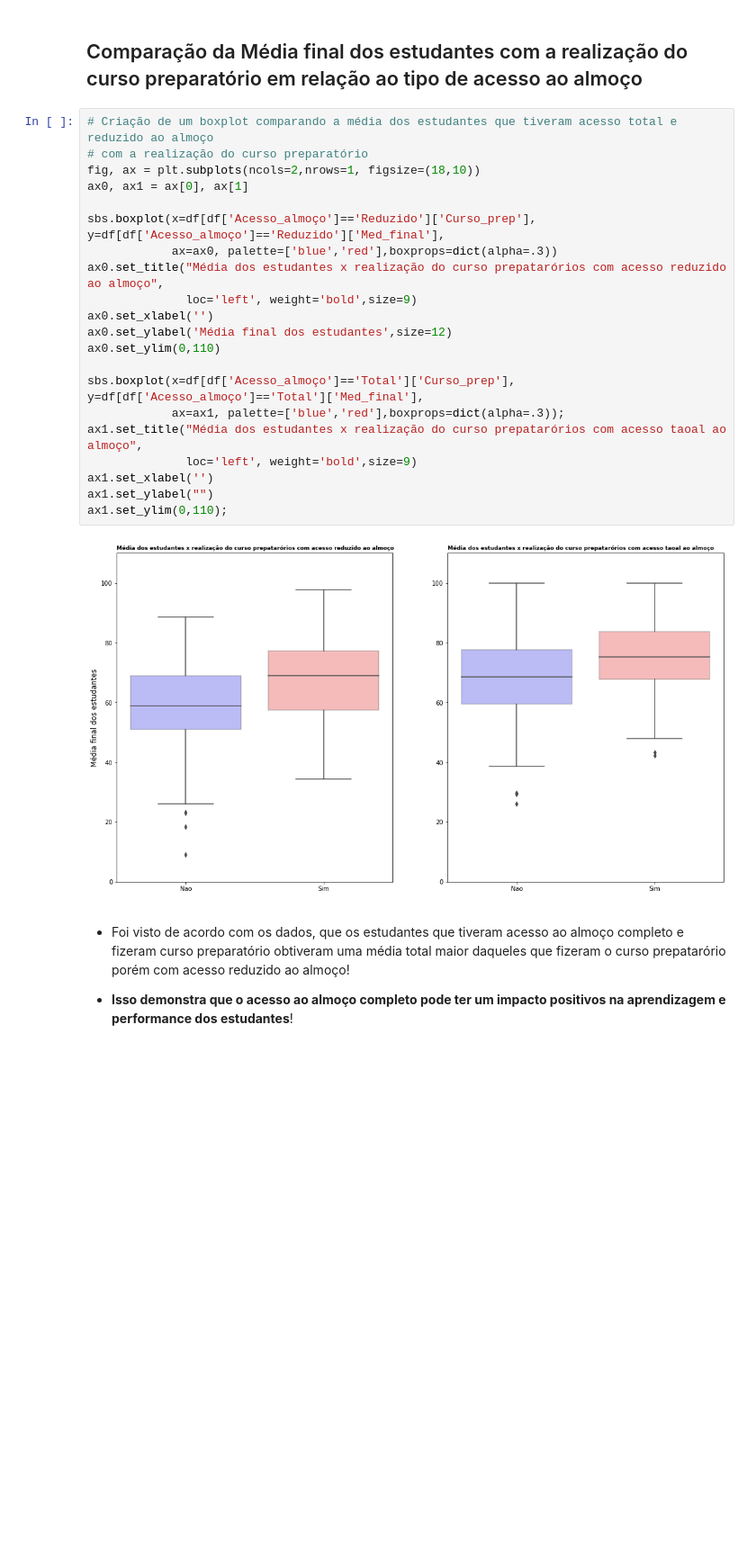
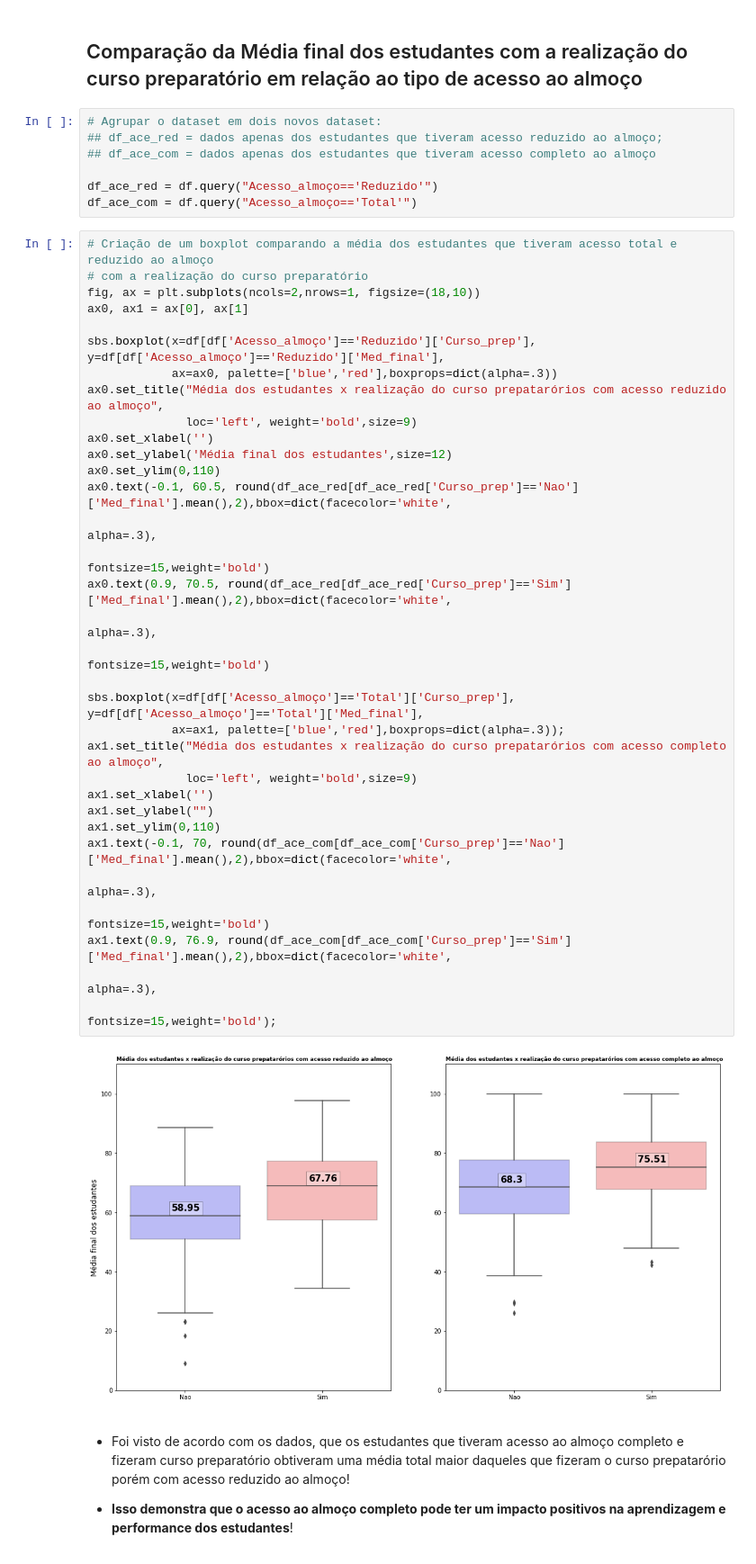
Before and after one commit to LucasJMFreire/projeto_Performance_Estudantes, a Jupyter notebook: Projeto_Performance_Estudantes.ipynb, the cells around one changed output. Shown: that part at 90% size. Drawn from its saved outputs; the diff is of its cells as text; blank space fills up the shorter version.

```diff
--- a/Projeto_Performance_Estudantes.ipynb
+++ b/Projeto_Performance_Estudantes.ipynb
@@ -555,29 +539,48 @@ ax7.set_ylim(0,120);
 - **Tanto nos pais com algum tipo de formação superior como naqueles com algum tipo de formação básica, os estudantes que realizaram um curso preparatório apresentaram melhores notas!**
 # %% [markdown]
 ## Comparação da Média final dos estudantes com a realização do curso preparatório em relação ao tipo de acesso ao almoço
+# %%
+# Agrupar o dataset em dois novos dataset:
+## df_ace_red = dados apenas dos estudantes que tiveram acesso reduzido ao almoço;
+## df_ace_com = dados apenas dos estudantes que tiveram acesso completo ao almoço
+
+df_ace_red = df.query("Acesso_almoço=='Reduzido'")
+df_ace_com = df.query("Acesso_almoço=='Total'")
 # %%
 # Criação de um boxplot comparando a média dos estudantes que tiveram acesso total e reduzido ao almoço
 # com a realização do curso preparatório
 fig, ax = plt.subplots(ncols=2,nrows=1, figsize=(18,10))
 ax0, ax1 = ax[0], ax[1]
 
 sbs.boxplot(x=df[df['Acesso_almoço']=='Reduzido']['Curso_prep'], y=df[df['Acesso_almoço']=='Reduzido']['Med_final'],
             ax=ax0, palette=['blue','red'],boxprops=dict(alpha=.3))
 ax0.set_title("Média dos estudantes x realização do curso prepatarórios com acesso reduzido ao almoço",
               loc='left', weight='bold',size=9)
 ax0.set_xlabel('')
 ax0.set_ylabel('Média final dos estudantes',size=12)
 ax0.set_ylim(0,110)
+ax0.text(-0.1, 60.5, round(df_ace_red[df_ace_red['Curso_prep']=='Nao']['Med_final'].mean(),2),bbox=dict(facecolor='white',
+                                                                                                alpha=.3),
+                                                                                                 fontsize=15,weight='bold')
+ax0.text(0.9, 70.5, round(df_ace_red[df_ace_red['Curso_prep']=='Sim']['Med_final'].mean(),2),bbox=dict(facecolor='white',
+                                                                                                alpha=.3),
+                                                                                                 fontsize=15,weight='bold')
 
 sbs.boxplot(x=df[df['Acesso_almoço']=='Total']['Curso_prep'], y=df[df['Acesso_almoço']=='Total']['Med_final'],
             ax=ax1, palette=['blue','red'],boxprops=dict(alpha=.3));
-ax1.set_title("Média dos estudantes x realização do curso prepatarórios com acesso taoal ao almoço",
+ax1.set_title("Média dos estudantes x realização do curso prepatarórios com acesso completo ao almoço",
               loc='left', weight='bold',size=9)
 ax1.set_xlabel('')
 ax1.set_ylabel("")
-ax1.set_ylim(0,110);
+ax1.set_ylim(0,110)
+ax1.text(-0.1, 70, round(df_ace_com[df_ace_com['Curso_prep']=='Nao']['Med_final'].mean(),2),bbox=dict(facecolor='white',
+                                                                                                alpha=.3),
+                                                                                                 fontsize=15,weight='bold')
+ax1.text(0.9, 76.9, round(df_ace_com[df_ace_com['Curso_prep']=='Sim']['Med_final'].mean(),2),bbox=dict(facecolor='white',
+                                                                                                alpha=.3),
+                                                                                                 fontsize=15,weight='bold');
 # %% [output]
-[figure, old version]
+[figure, new version]
 # %% [markdown]
 - Foi visto de acordo com os dados, que os estudantes que tiveram acesso ao almoço completo e fizeram curso preparatório obtiveram uma média total maior daqueles que fizeram o curso prepatarório porém com acesso reduzido ao almoço!
 
```
Also changed, not shown: parts of 14 cells of this notebook.
